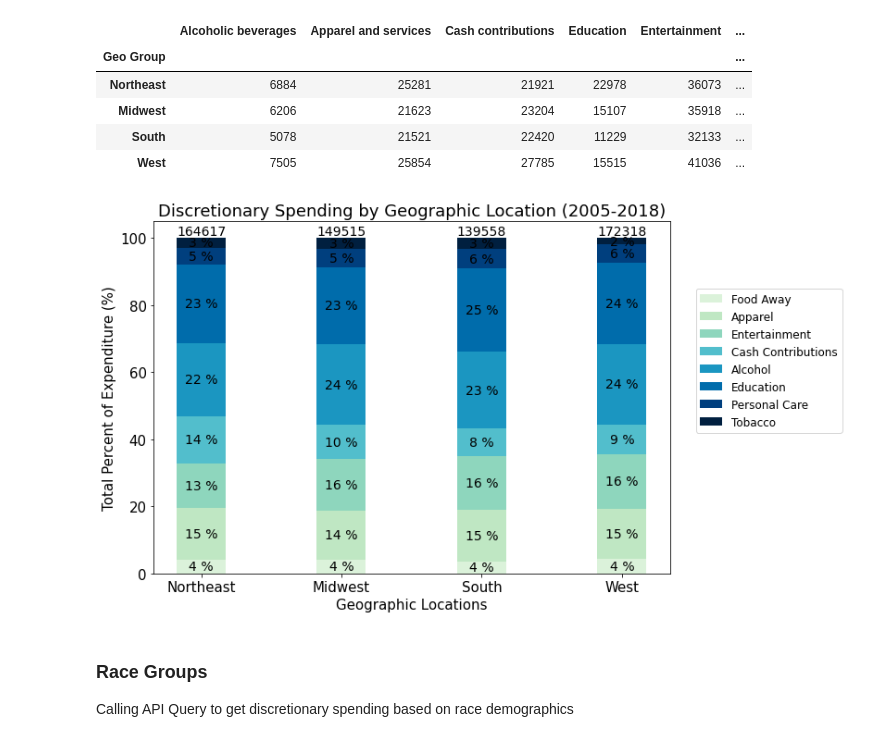
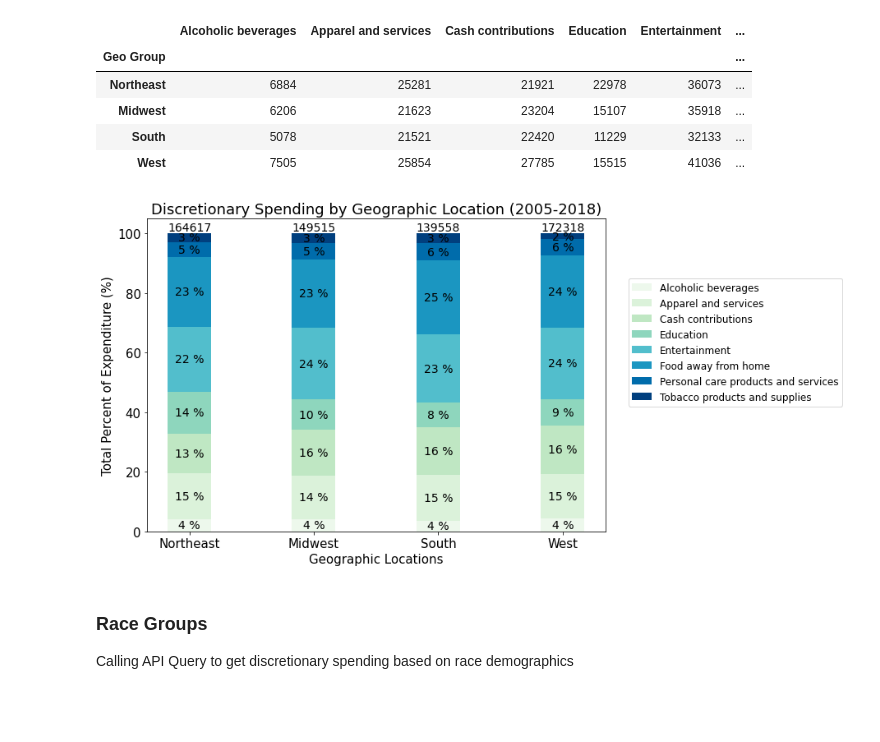
Before and after one commit to joshcoronel/discretionary-spending, a Jupyter notebook: Project_1_main.ipynb, the cells around one changed output. Drawn from its saved outputs; the diff is of its cells as text; code cells hidden in the pictures; blank space fills up the shorter version.

Commit message:
Fixed geo stack bar graph

```diff
--- a/Project_1_main.ipynb
+++ b/Project_1_main.ipynb
@@ -551,12 +569,12 @@ geo_df = geo_df.div(geo_df.sum(axis=1), axis=0) * 100
 
 # Use iloc to grab the data from each of the columns, then label that data
 
-food_away = geo_df.iloc[:,0]
+alcohol_bev = geo_df.iloc[:,0]
 apparel = geo_df.iloc[:,1]
-entertainment = geo_df.iloc[:,2]
-cash_contributions = geo_df.iloc[:,3]
-alcohol_bev = geo_df.iloc[:,4]
-education = geo_df.iloc[:,5]
+cash_contributions = geo_df.iloc[:,2]
+education = geo_df.iloc[:,3]
+entertainment = geo_df.iloc[:,4]
+foodaway = geo_df.iloc[:,5]
 personal_care = geo_df.iloc[:,6]
 tobacco = geo_df.iloc[:,7]
 
@@ -564,34 +582,32 @@ tobacco = geo_df.iloc[:,7]
 plt.figure(figsize= (10,7))
 ax_geo = plt.axes()
 
-graphfaway = plt.bar(x=geo_name, height=food_away, width=0.35 ,
-                     label = 'Food Away', color = "#dbf2da")
-graphapparel = plt.bar(x=geo_name, height=apparel, width=0.35,
-                       bottom = food_away, label = 'Apparel',
-                       color = '#bfe7c3')
-graphentertainment = plt.bar(x=geo_name, height=entertainment, width=0.35,
-                             bottom = food_away + apparel ,
-                             label = 'Entertainment', color = '#8ed6bd')
-graphcashcont = plt.bar(x=geo_name, height=cash_contributions, width=0.35,
-                        bottom = food_away + apparel + entertainment ,
-                        label = 'Cash Contributions', color = '#52becc')
-graphalcohol = plt.bar(x=geo_name, height=alcohol_bev, width=0.35,
-                       bottom = food_away + apparel + entertainment
-                       + cash_contributions, label = 'Alcohol',
-                       color = '#1b96c1')
-grapheducation = plt.bar(x=geo_name, height=education, width=0.35,
-                         bottom = food_away + apparel + entertainment
-                         + cash_contributions + alcohol_bev,
-                         label = 'Education', color = '#006cab')
-graphperscare = plt.bar(x=geo_name, height=personal_care, width=0.35,
-                        bottom = food_away + apparel + entertainment
-                        + cash_contributions + alcohol_bev + education,
-                        label = 'Personal Care', color = '#003f7e')
-graphtobacco = plt.bar(x=geo_name, height=tobacco, width=0.35,
-                       bottom = food_away + apparel + entertainment +
-                       cash_contributions + alcohol_bev + education +
-                       personal_care, label = 'Tobacco',
-                       color = '#001F3F' )
+plt.bar(x=geo_name, height=alcohol_bev, width=0.35 ,
+        label = discretionary_labels[0], color = "#EDF8EC")
+plt.bar(x=geo_name, height=apparel, width=0.35,
+        bottom = alcohol_bev, label = discretionary_labels[1],
+        color = '#DBF2DA')
+plt.bar(x=geo_name, height=cash_contributions, width=0.35,
+        bottom = alcohol_bev + apparel, label = discretionary_labels[2],
+        color = '#BFE7C3')
+plt.bar(x=geo_name, height=education, width=0.35,
+        bottom = alcohol_bev + apparel + cash_contributions ,
+        label = discretionary_labels[3], color = '#8ED6BD')
+plt.bar(x=geo_name, height=entertainment, width=0.35,
+         bottom = alcohol_bev + apparel + cash_contributions + education,
+         label = discretionary_labels[4], color = '#52BECC')
+plt.bar(x=geo_name, height=foodaway, width=0.35,
+        bottom = alcohol_bev + apparel + cash_contributions + education
+        + entertainment, label = discretionary_labels[5],
+        color = '#1B96C1')
+plt.bar(x=geo_name, height=personal_care, width=0.35,
+        bottom = alcohol_bev + apparel + cash_contributions + education
+        + entertainment + foodaway, label = discretionary_labels[6],
+        color = '#006CAB')
+plt.bar(x=geo_name, height=tobacco, width=0.35,
+        bottom = alcohol_bev + apparel + cash_contributions + education
+        + entertainment + foodaway + personal_care,
+        label = discretionary_labels[7], color = '#003F7E' )
 
 plt.xlabel('Geographic Locations')
 plt.ylabel('Total Percent of Expenditure (%)')
@@ -599,34 +615,34 @@ plt.ylabel('Total Percent of Expenditure (%)')
 # Create the ticks
 plt.ylim(0, 105)
 plt.title('Discretionary Spending by Geographic Location (2005-2018)')
 plt.legend(fontsize = 12, loc = (1.05, 0.4))
 
 # Annotate the percentages onto the bars
 for p in ax_geo.patches:
     width, height = p.get_width(), p.get_height()
     if height > 0:
         x, y = p.get_xy()
         ax_geo.text(x+width/2,
                 y+height/2,
                 '{:.0f} %'.format(height),
                 horizontalalignment='center',
                 verticalalignment='center',
                 fontsize = 14)
 
 # Annotate the totals above each stacked bar
 for i in range(len(geo_totals)):
     total = sum(geo_totals[i])
     ax_geo.text(i, 102,
             '{:.0f}'.format(total),
             horizontalalignment='center',
             verticalalignment='center',
             fontsize = 14)
 
 # Save figure
 plt.savefig('Images/spend_by_geo.png',bbox_inches="tight")
 plt.show()
 # %% [output]
-[figure, old version]
+[figure, new version]
 # %% [markdown]
 ### Race Groups
 Calling API Query to get discretionary spending based on race demographics
```
Also changed, not shown: parts of 1 cell of this notebook, 1 other file.
